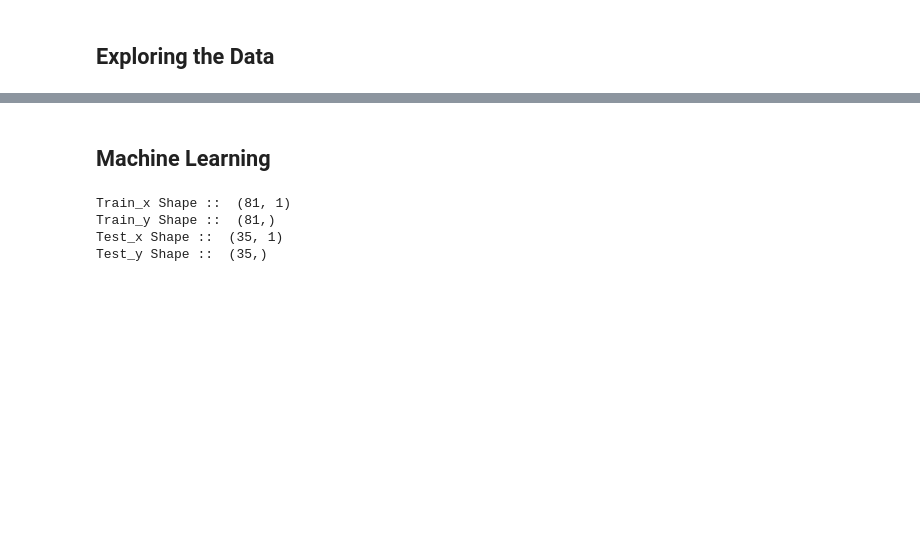
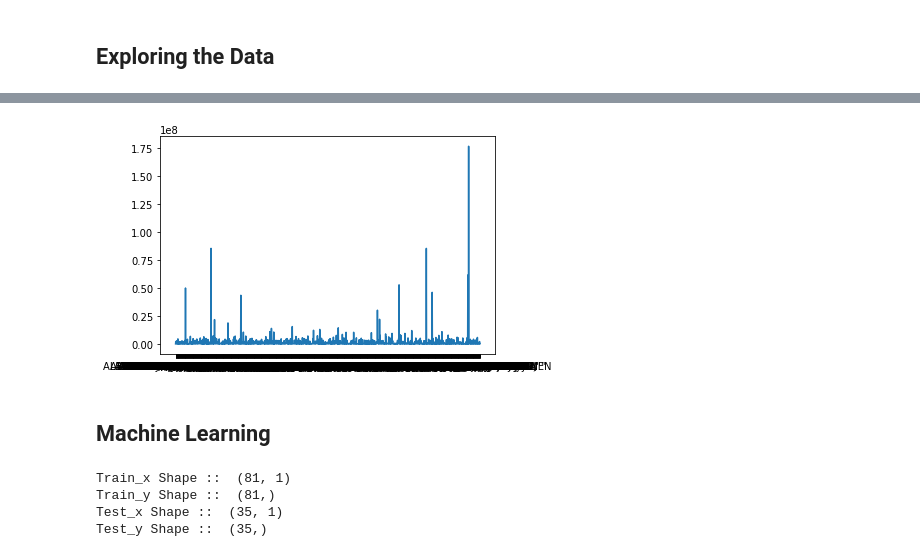
Before and after one commit to jawws88/datasci-congressional-data, a Jupyter notebook: notebooks/ML Campaign Finance and Election Results Example.ipynb, the cells around one changed output, grey strips where cells are left out. Cells and saved outputs as stored; diff of their text form; code cells hidden in the pictures; blank space fills up the shorter version.

```diff
--- a/notebooks/ML Campaign Finance and Election Results Example.ipynb
+++ b/notebooks/ML Campaign Finance and Election Results Example.ipynb
@@ -38,3 +50,10 @@ df.shape
+# %%
+total_by_candidate = df.groupby(['recipient_candidate_name'])['transaction_amount'].sum()
+# %%
+plt.plot(total_by_candidate)
+plt.show()
+# %% [output]
+[figure, added]
 # %% [markdown]
 ## Machine Learning
 # %%
```
Also changed, not shown: parts of 15 cells of this notebook.
